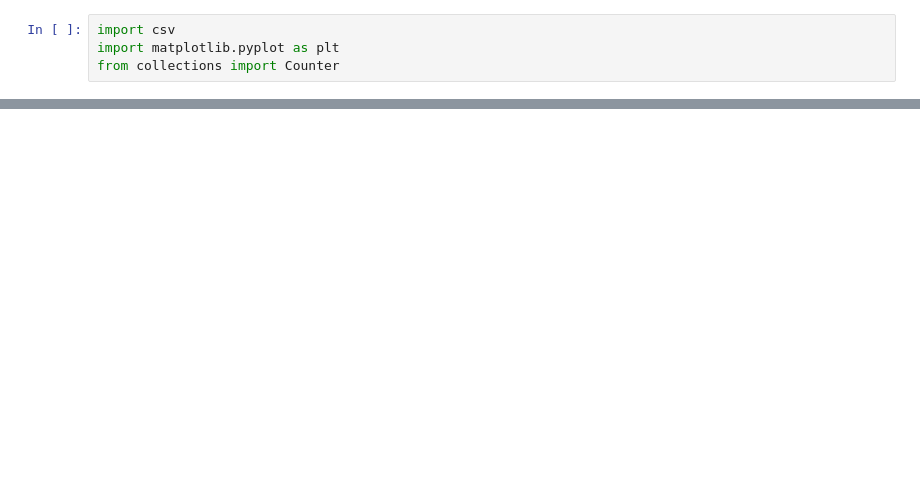
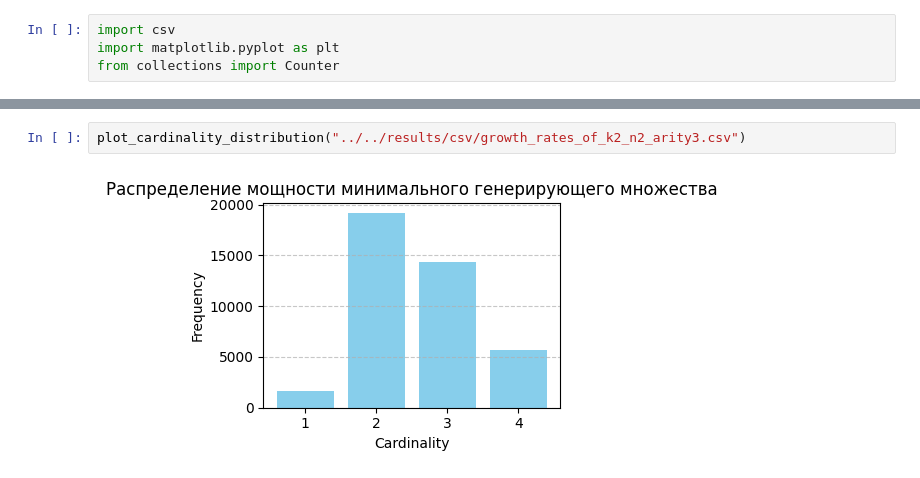
Before and after one commit to frayzkilla/Multioperations-Growth-Rates, a Jupyter notebook: src/data_analysis/main.ipynb, the cells around one changed output, grey strips where cells are left out. Cells and saved outputs as stored; diff of their text form; blank space fills up the shorter version.

```diff
--- a/src/data_analysis/main.ipynb
+++ b/src/data_analysis/main.ipynb
@@ -27,0 +32,4 @@ def plot_cardinality_distribution(csv_file):
+# %%
+plot_cardinality_distribution("../../results/csv/growth_rates_of_k2_n2_arity3.csv")
+# %% [output]
+[figure, added]
```
Also changed, not shown: parts of 4 cells of this notebook.
